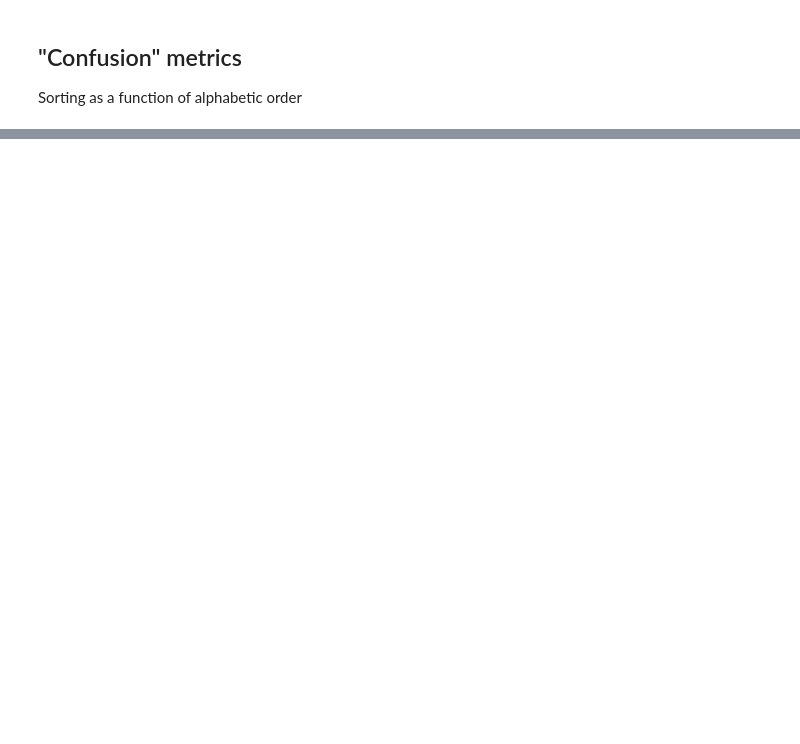
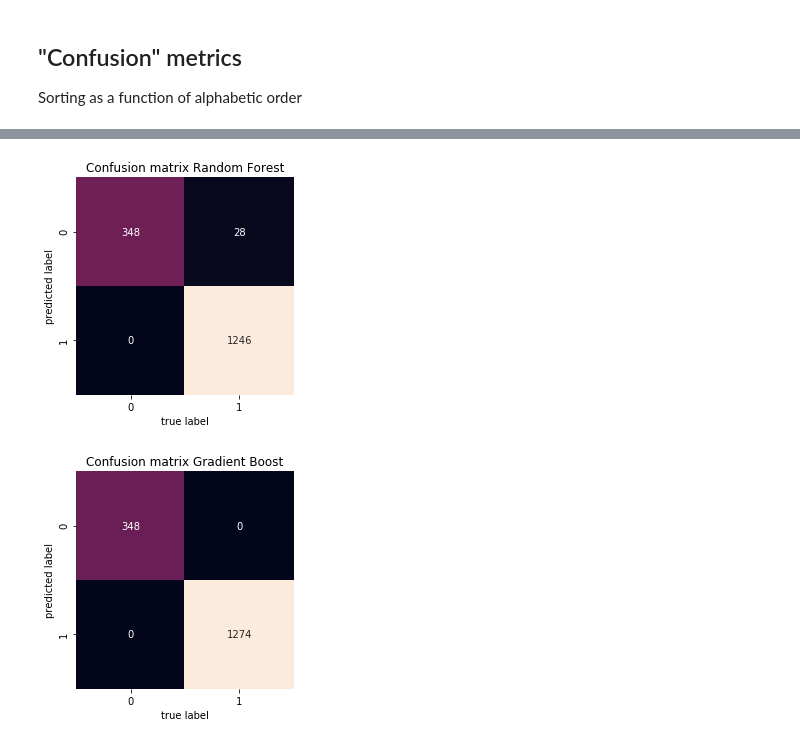
Before and after one commit to ohebbi/predicting-solid-state-qubit-material-hosts, a Jupyter notebook: dataMining/supervisedLearning.ipynb, the cells around one changed output, grey strips where cells are left out. Cells and saved outputs as stored; diff of their text form; code cells hidden in the pictures; blank space fills up the shorter version.

```diff
--- a/dataMining/supervisedLearning.ipynb
+++ b/dataMining/supervisedLearning.ipynb
@@ -279,0 +432,17 @@ plot_confusion_metrics(SupervisedModels, prettyNames, trainingSet)
+# %%
+import seaborn as sns
+def confusion_matrixOK(models, y, names):
+    #print(mat)
+    for i, model in enumerate(models):
+        mat = confusion_matrix(y.values.reshape(-1,), model["y_pred_full"])
+        sns.heatmap(mat.T, square=True, annot=True, fmt='d', cbar=False,
+                xticklabels=[0,1],
+                yticklabels=[0,1])
+        plt.xlabel('true label')
+        plt.ylabel('predicted label');
+        plt.title("Confusion matrix {}".format(names[i]))
+        plt.show()
+confusion_matrixOK(SupervisedModels, trainingTarget, prettyNames)
+# %% [output]
+[figure, added]
+[figure, added]
```
Also changed, not shown: parts of 11 cells of this notebook, 2 other files.
